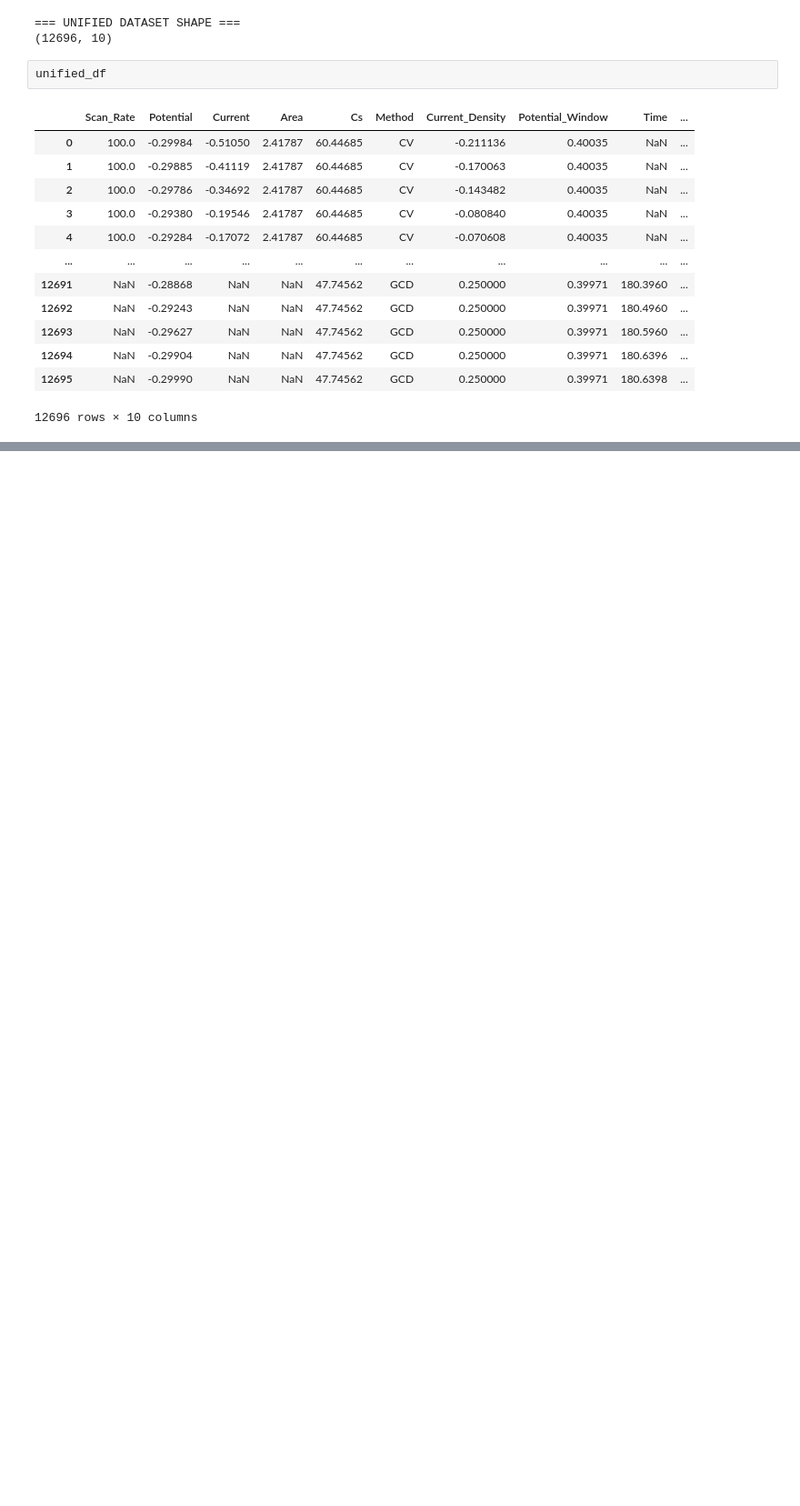
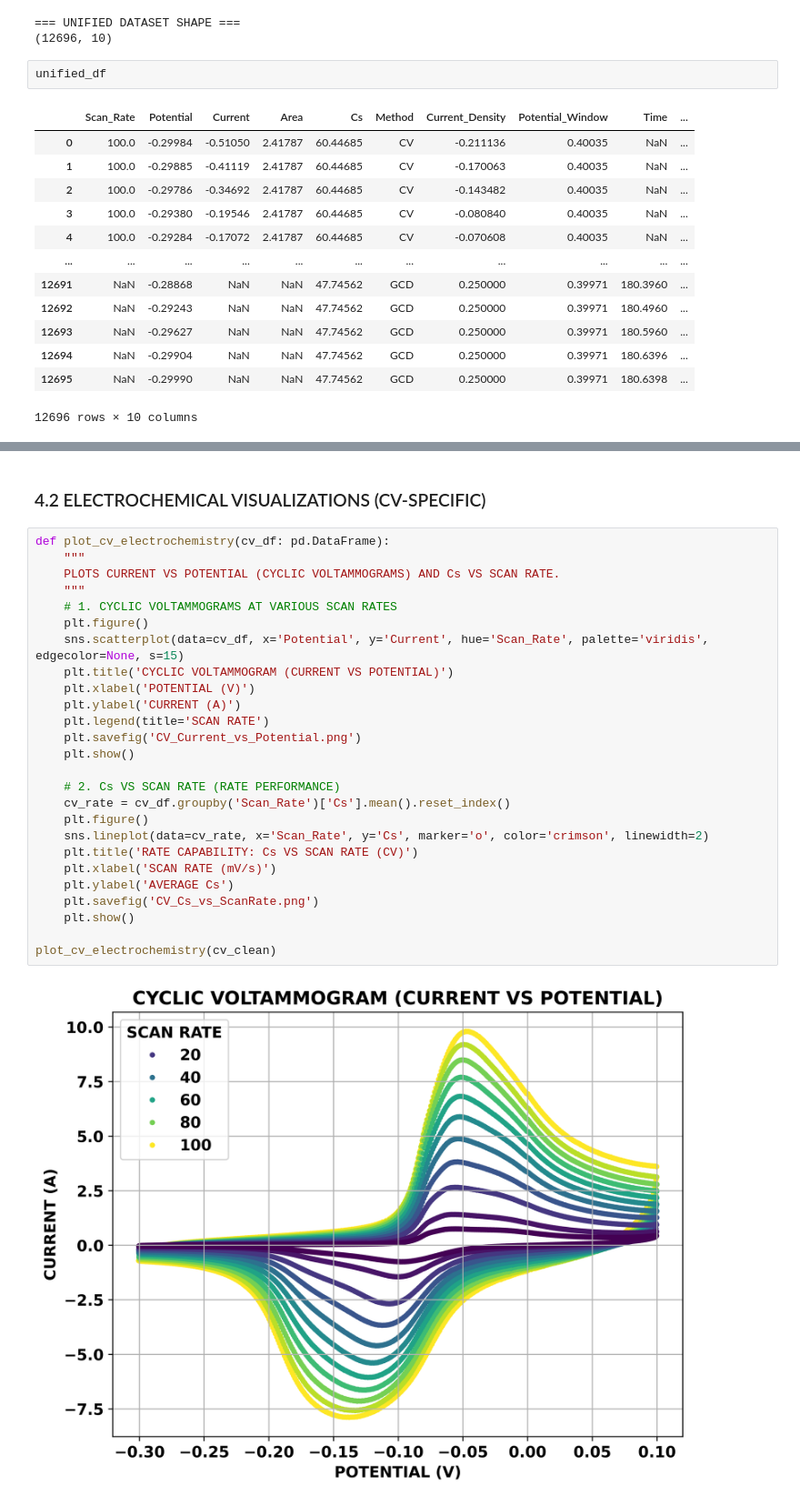
Before and after one commit to DaRkSouL36/CHARGESCOPE-AI, a Jupyter notebook: NOTEBOOKS/NOTEBOOK[1].ipynb, the cells around one changed output, grey strips where cells are left out. Shown at 91% size. Saved outputs shown, nothing was run; the diff lists cells and outputs as text; blank space fills up the shorter version.

```diff
--- a/NOTEBOOKS/NOTEBOOK[1].ipynb
+++ b/NOTEBOOKS/NOTEBOOK[1].ipynb
@@ -232,0 +275,30 @@ unified_df
+# %% [markdown]
+### 4.2 ELECTROCHEMICAL VISUALIZATIONS (CV-SPECIFIC)
+# %%
+def plot_cv_electrochemistry(cv_df: pd.DataFrame):
+    """
+    PLOTS CURRENT VS POTENTIAL (CYCLIC VOLTAMMOGRAMS) AND Cs VS SCAN RATE.
+    """
+    # 1. CYCLIC VOLTAMMOGRAMS AT VARIOUS SCAN RATES
+    plt.figure()
+    sns.scatterplot(data=cv_df, x='Potential', y='Current', hue='Scan_Rate', palette='viridis', edgecolor=None, s=15)
+    plt.title('CYCLIC VOLTAMMOGRAM (CURRENT VS POTENTIAL)')
+    plt.xlabel('POTENTIAL (V)')
+    plt.ylabel('CURRENT (A)')
+    plt.legend(title='SCAN RATE')
+    plt.savefig('CV_Current_vs_Potential.png')
+    plt.show()
+
+    # 2. Cs VS SCAN RATE (RATE PERFORMANCE)
+    cv_rate = cv_df.groupby('Scan_Rate')['Cs'].mean().reset_index()
+    plt.figure()
+    sns.lineplot(data=cv_rate, x='Scan_Rate', y='Cs', marker='o', color='crimson', linewidth=2)
+    plt.title('RATE CAPABILITY: Cs VS SCAN RATE (CV)')
+    plt.xlabel('SCAN RATE (mV/s)')
+    plt.ylabel('AVERAGE Cs')
+    plt.savefig('CV_Cs_vs_ScanRate.png')
+    plt.show()
+
+plot_cv_electrochemistry(cv_clean)
+# %% [output]
+[figure, added]
```
Also changed, not shown: parts of 7 cells of this notebook.
